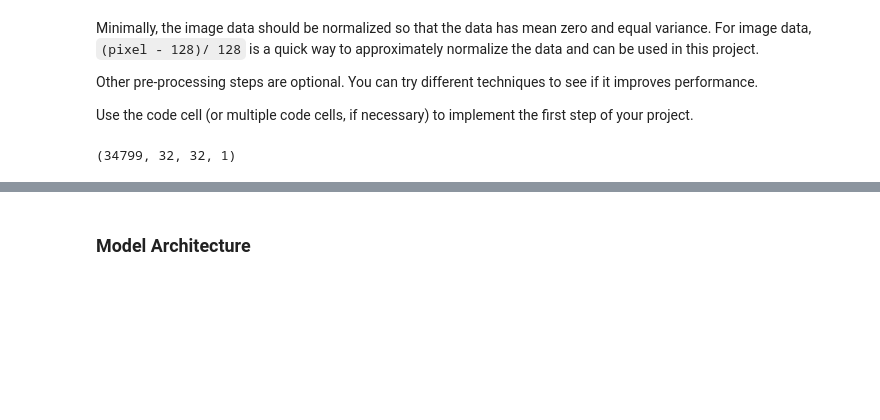
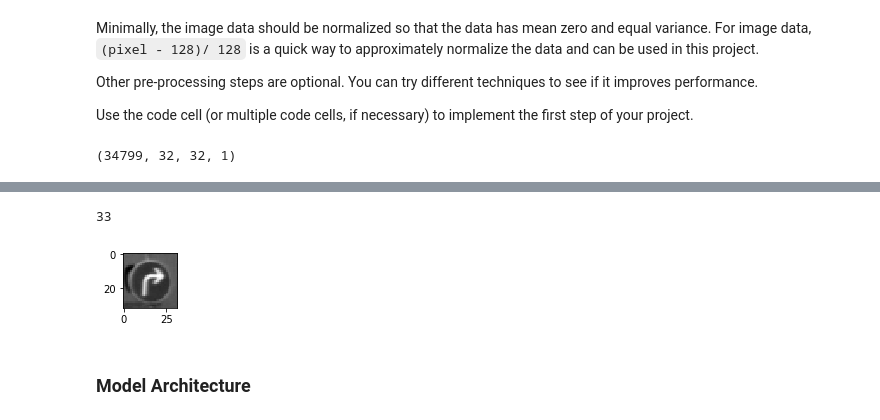
Before and after one commit to elok/CarND-Traffic-Sign-Classifier-Project, a Jupyter notebook: Traffic_Sign_Classifier.ipynb, the cells around one changed output, grey strips where cells are left out. Saved outputs shown, nothing was run; the diff lists cells and outputs as text; code cells hidden in the pictures; blank space fills up the shorter version.

```diff
--- a/Traffic_Sign_Classifier.ipynb
+++ b/Traffic_Sign_Classifier.ipynb
@@ -201,3 +207,14 @@ print(X_train_gray[0][0][0])
+# %%
+# Sample normalization image
+index = random.randint(0, len(X_train_gray))
+image = X_train_gray[index].squeeze()
+
+plt.figure(figsize=(1,1))
+plt.imshow(image, cmap='gray')
+print(y_train[index])
+# %% [output]
+33
+[figure, added]
 # %% [markdown]
 ### Model Architecture
 # %%
```
Also changed, not shown: parts of 10 cells of this notebook.
